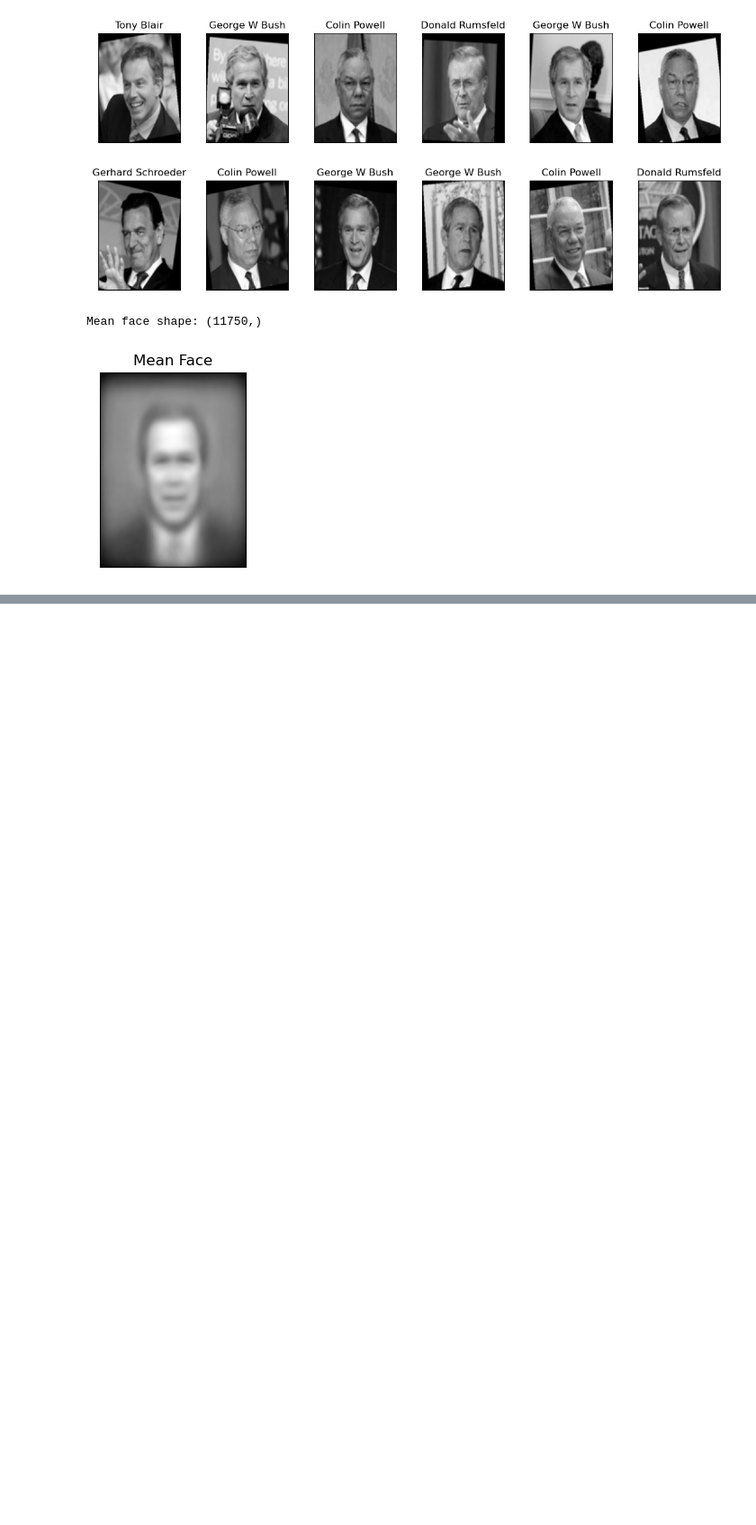
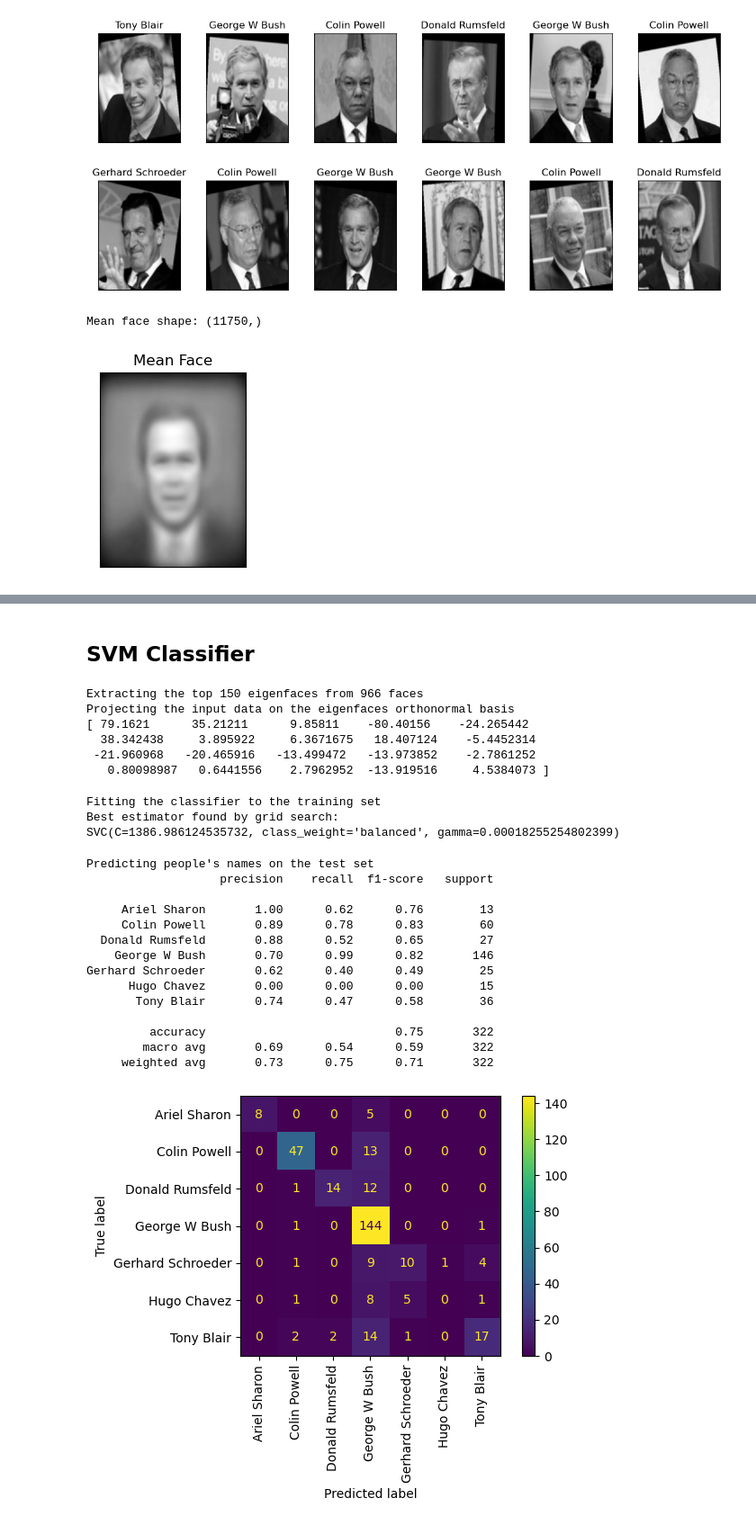
Before and after one commit to YRT777/7404-eigenfaces-elderversion, a Jupyter notebook: eigenfaces.ipynb, the cells around one changed output, grey strips where cells are left out. Shown at 90% size. Drawn from its saved outputs; the diff is of its cells as text; code cells hidden in the pictures; blank space fills up the shorter version.

```diff
--- a/eigenfaces.ipynb
+++ b/eigenfaces.ipynb
@@ -208,0 +240,72 @@ Gerhard Schroeder       0.03      0.04      0.04        25
+# %% [markdown]
+## SVM Classifier
+# %%
+from sklearn.svm import SVC
+from sklearn.metrics import ConfusionMatrixDisplay
+from sklearn.utils.fixes import loguniform
+from sklearn.model_selection import RandomizedSearchCV
+
+X_train, X_test, y_train, y_test = train_test_split(
+    X, y, test_size=0.25, random_state=42
+)
+
+X_train = scaler.fit_transform(X_train)
+X_test = scaler.transform(X_test)
+k = 150
+print(f"Extracting the top {k} eigenfaces from {len(X_train)} faces")
+mean = mean_face(X_train)
+eigface, weights = PCA(X_train, mean, k)
+print("Projecting the input data on the eigenfaces orthonormal basis")
+X_train_pca = weights
+X_test_pca = project(X_test, mean, eigface)
+
+print(X_train_pca[0][:20])
+# %% [output]
+Extracting the top 150 eigenfaces from 966 faces
+Projecting the input data on the eigenfaces orthonormal basis
+[ 79.1621      35.21211      9.85811    -80.40156    -24.265442
+  38.342438     3.895922     6.3671675   18.407124    -5.4452314
+ -21.960968   -20.465916   -13.499472   -13.973852    -2.7861252
+   0.80098987   0.6441556    2.7962952  -13.919516     4.5384073 ]
+# %%
+print("Fitting the classifier to the training set")
+param_grid = {
+    "C": loguniform(1e3, 1e5),
+    "gamma": loguniform(1e-4, 1e-1),
+}
+clf = RandomizedSearchCV(
+    SVC(kernel="rbf", class_weight="balanced"), param_grid, n_iter=10
+)
+clf = clf.fit(X_train_pca, y_train)
+print("Best estimator found by grid search:")
+print(clf.best_estimator_)
+# %% [output]
+Fitting the classifier to the training set
+Best estimator found by grid search:
+SVC(C=1386.986124535732, class_weight='balanced', gamma=0.00018255254802399)
+# %%
+print("Predicting people's names on the test set")
+y_pred = clf.predict(X_test_pca)
+
+print(classification_report(y_test, y_pred, target_names=target_names))
+ConfusionMatrixDisplay.from_estimator(
+    clf, X_test_pca, y_test, display_labels=target_names, xticks_rotation="vertical"
+)
+plt.tight_layout()
+plt.show()
+# %% [output]
+Predicting people's names on the test set
+                   precision    recall  f1-score   support
+
+     Ariel Sharon       1.00      0.62      0.76        13
+     Colin Powell       0.89      0.78      0.83        60
+  Donald Rumsfeld       0.88      0.52      0.65        27
+    George W Bush       0.70      0.99      0.82       146
+Gerhard Schroeder       0.62      0.40      0.49        25
+      Hugo Chavez       0.00      0.00      0.00        15
+       Tony Blair       0.74      0.47      0.58        36
+
+         accuracy                           0.75       322
+        macro avg       0.69      0.54      0.59       322
+     weighted avg       0.73      0.75      0.71       322
+[figure, added]
```
Also changed, not shown: parts of 11 cells of this notebook, 2 other files.
